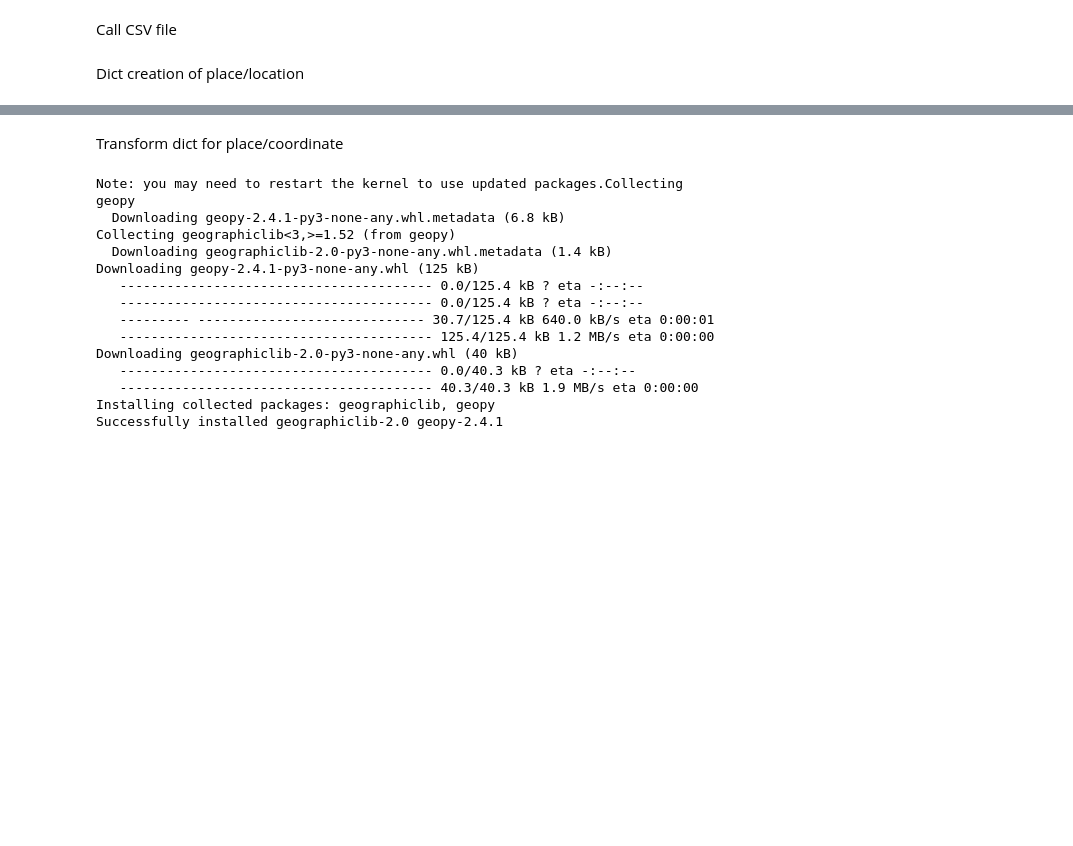
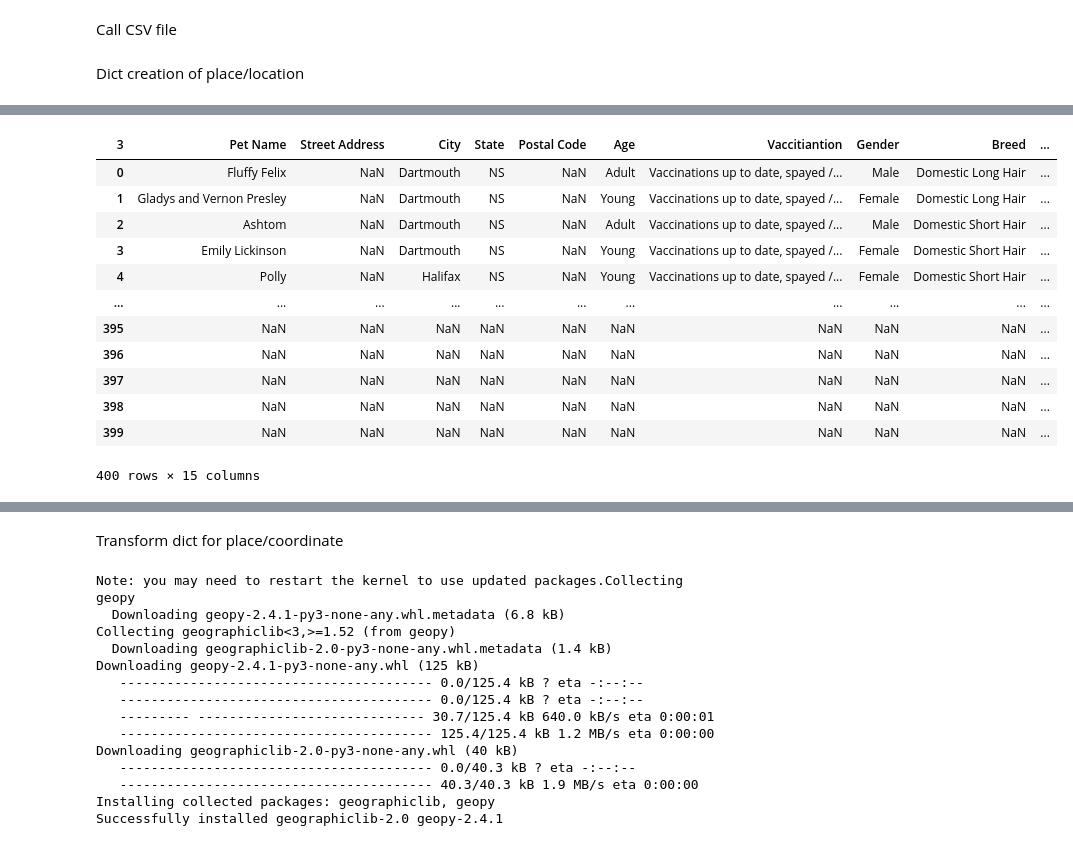
Before and after one commit to TheLazyCactus/Data_Thieves_project, a Jupyter notebook: Distance_calcultaion.ipynb, the cells around one changed output, grey strips where cells are left out. Saved outputs shown, nothing was run; the diff lists cells and outputs as text; code cells hidden in the pictures; blank space fills up the shorter version.

```diff
--- a/Distance_calcultaion.ipynb
+++ b/Distance_calcultaion.ipynb
@@ -14,2 +14,5 @@ school_data = pd.read_csv(url4, sep=",", low_memory =False)
 # %% [markdown]
 Dict creation of place/location
+# %%
+cat_data = cat_data.drop([0, 1, 2], axis=0)
+cat_data
@@ -16 +33,20 @@ Dict creation of place/location
+# %%
+cat_data.columns = cat_data.iloc[0]
+cat_data = cat_data[1:].reset_index(drop=True)
+# %%
+cat_data
+# %% [output]
+| 3 | Pet Name | Street Address | City | State | Postal Code | Age | Vaccitiantion | Gender | Breed | ... |
+| 0 | Fluffy Felix | NaN | Dartmouth | NS | NaN | Adult | Vaccinations up to date, spayed /... | Male | Domestic Long Hair | ... |
+| 1 | Gladys and Vernon Presley | NaN | Dartmouth | NS | NaN | Young | Vaccinations up to date, spayed /... | Female | Domestic Long Hair | ... |
+| 2 | Ashtom | NaN | Dartmouth | NS | NaN | Adult | Vaccinations up to date, spayed /... | Male | Domestic Short Hair | ... |
+| 3 | Emily Lickinson | NaN | Dartmouth | NS | NaN | Young | Vaccinations up to date, spayed /... | Female | Domestic Short Hair | ... |
+| 4 | Polly | NaN | Halifax | NS | NaN | Young | Vaccinations up to date, spayed /... | Female | Domestic Short Hair | ... |
+| ... | ... | ... | ... | ... | ... | ... | ... | ... | ... | ... |
+| 395 | NaN | NaN | NaN | NaN | NaN | NaN | NaN | NaN | NaN | ... |
+| 396 | NaN | NaN | NaN | NaN | NaN | NaN | NaN | NaN | NaN | ... |
+| 397 | NaN | NaN | NaN | NaN | NaN | NaN | NaN | NaN | NaN | ... |
+| 398 | NaN | NaN | NaN | NaN | NaN | NaN | NaN | NaN | NaN | ... |
+| 399 | NaN | NaN | NaN | NaN | NaN | NaN | NaN | NaN | NaN | ... |
+400 rows × 15 columns
 # %%
```
Also changed, not shown: parts of 29 cells of this notebook.
